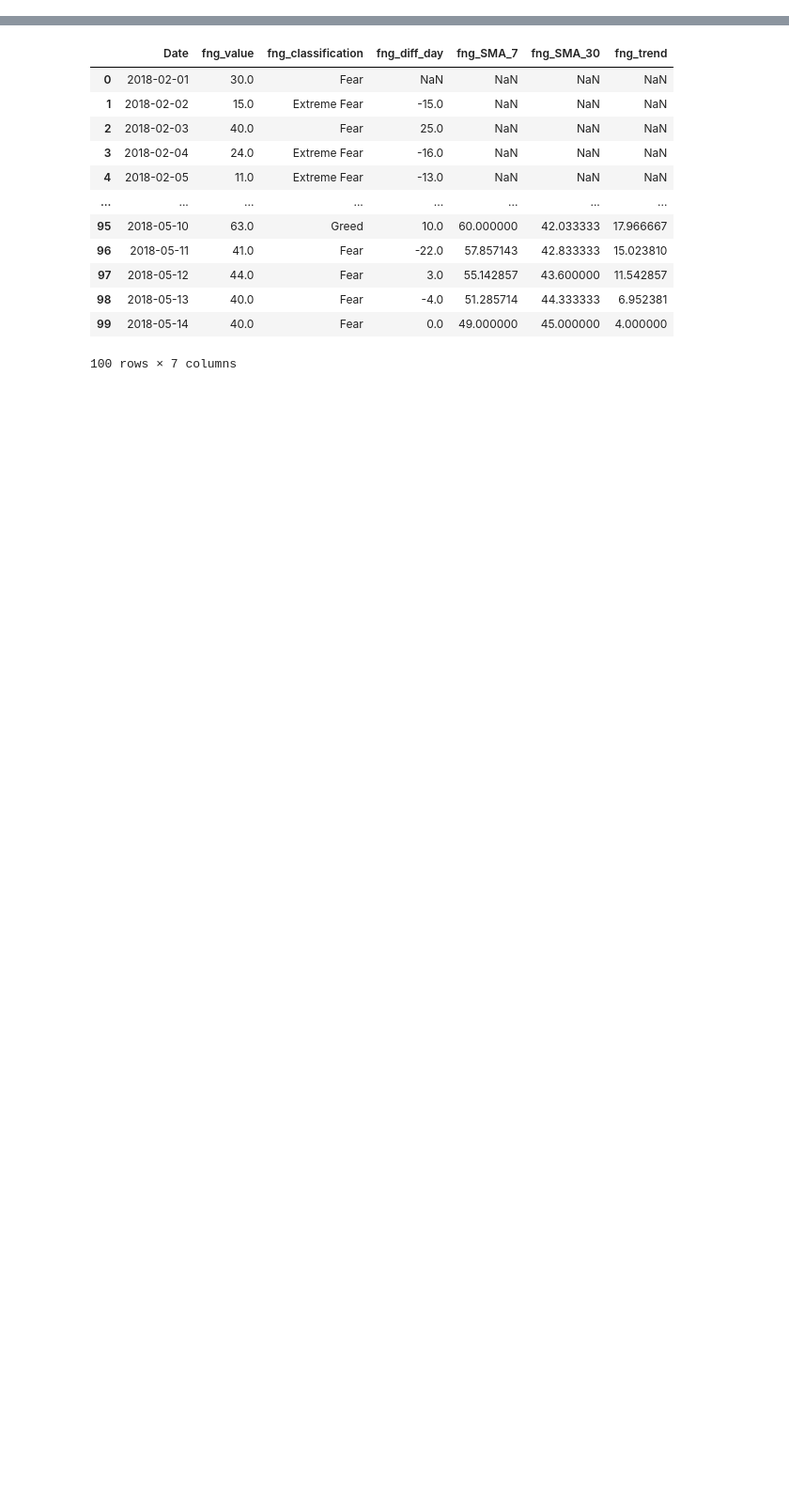
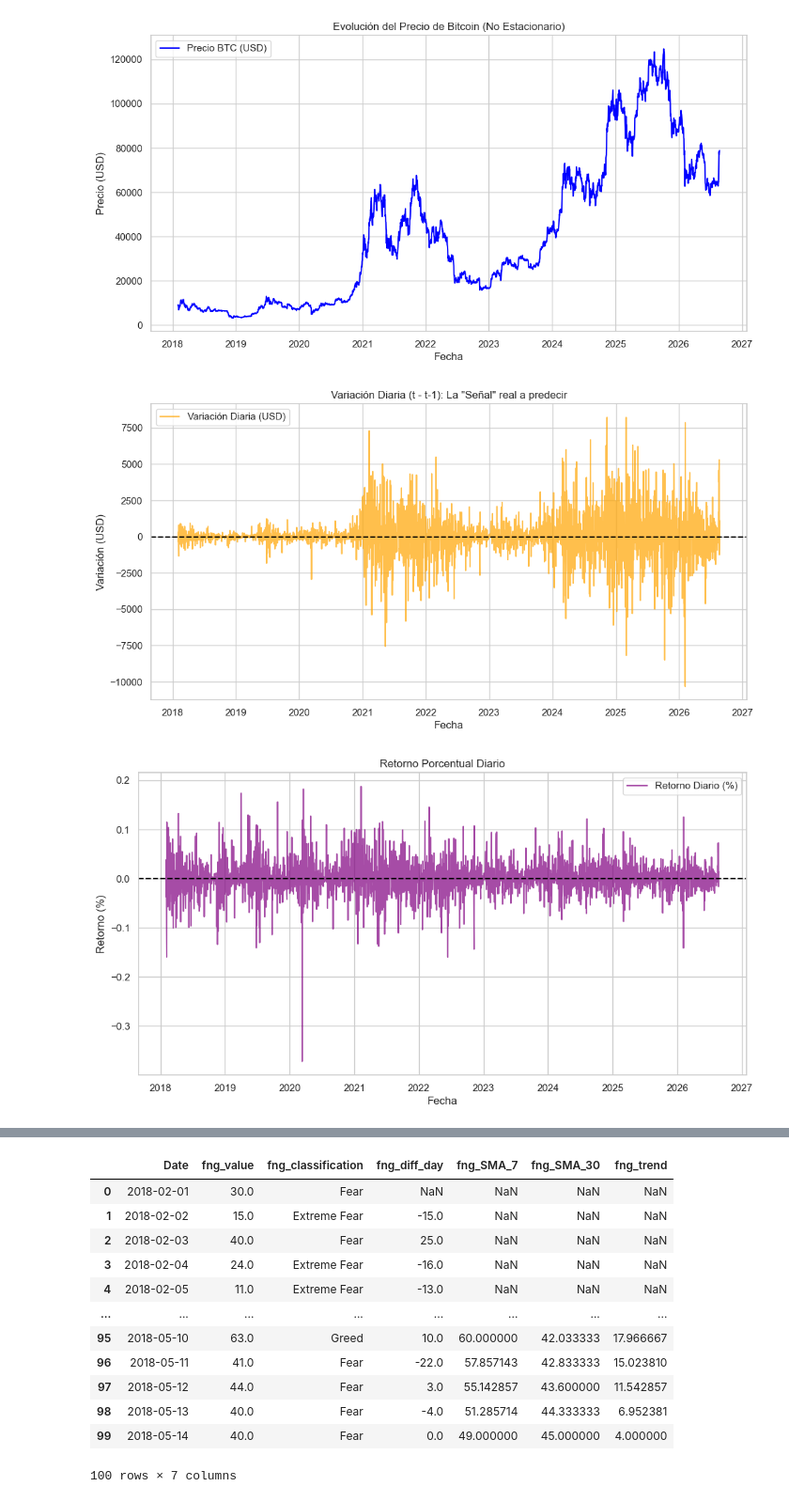
Before and after one commit to Miguelachoacho/TP-2026, a Jupyter notebook: Entrega3/AnalisisExploratorios/exploracionDatos.ipynb, the cells around one changed output, grey strips where cells are left out. Shown at 94% size. Cells and saved outputs as stored; diff of their text form; code cells hidden in the pictures; blank space fills up the shorter version.

```diff
--- a/Entrega3/AnalisisExploratorios/exploracionDatos.ipynb
+++ b/Entrega3/AnalisisExploratorios/exploracionDatos.ipynb
@@ -55,0 +56,63 @@ memory usage: 170.6 KB
+# %%
+# Configuración de estilo para gráficos académicos
+sns.set_theme(style="whitegrid")
+plt.rcParams['figure.figsize'] = (12, 6)
+
+if isinstance(btc.columns, pd.MultiIndex):
+    btc = btc.xs('Close', level=0, axis=1, drop_level=False)
+
+# Uso la fecha real como eje X en vez del índice posicional
+data = btc[['Date', 'Close']].copy()
+
+# 2. GENERACIÓN DEL TARGET Y DIFERENCIACIÓN
+# Diferencia (t - t-1): Cuánto cambió el precio en USD respecto a ayer
+data['Diff_USD'] = data['Close'].diff()
+
+# Retorno porcentual (más robusto para ML financiero, evita el sesgo de la escala en USD)
+data['Retorno_Pct'] = data['Close'].pct_change()
+
+# 3. VISUALIZACIÓN DEL TARGET (EDA)
+# Gráfico A: Precio de Cierre
+plt.figure()
+plt.plot(data['Date'], data['Close'], label='Precio BTC (USD)', color='blue')
+plt.title('Evolución del Precio de Bitcoin (No Estacionario)')
+plt.xlabel('Fecha')
+plt.ylabel('Precio (USD)')
+plt.legend()
+plt.show()
+
+# Gráfico B: Diferencias diarias
+# Esto nos muestra la VOLATILIDAD y qué tan difícil es predecir
+plt.figure()
+plt.plot(data['Date'], data['Diff_USD'], label='Variación Diaria (USD)', color='orange', alpha=0.7)
+plt.title('Variación Diaria (t - t-1): La "Señal" real a predecir')
+plt.xlabel('Fecha')
+plt.ylabel('Variación (USD)')
+plt.axhline(0, color='black', linestyle='--')
+plt.legend()
+plt.show()
+
+# Gráfico C: Retorno porcentual diario
+plt.figure()
+plt.plot(data['Date'], data['Retorno_Pct'], label='Retorno Diario (%)', color='purple', alpha=0.7)
+plt.title('Retorno Porcentual Diario')
+plt.xlabel('Fecha')
+plt.ylabel('Retorno (%)')
+plt.axhline(0, color='black', linestyle='--')
+plt.legend()
+plt.show()
+
+# Gráfico D: Distribución de los cambios
+plt.figure()
+sns.histplot(data['Diff_USD'].dropna(), bins=50, kde=True, color='green')
+plt.title('Distribución de las variaciones diarias')
+plt.xlabel('Cambio en USD')
+plt.show()
+
+# 4. ESTADÍSTICAS BÁSICAS
+print("Estadísticas de la variable objetivo (Variación Diaria):")
+print(data['Diff_USD'].describe())
+# %% [output]
+[figure, added]
+[figure, added]
+[figure, added]
```
Also changed, not shown: parts of 7 cells of this notebook, 4 other files.
